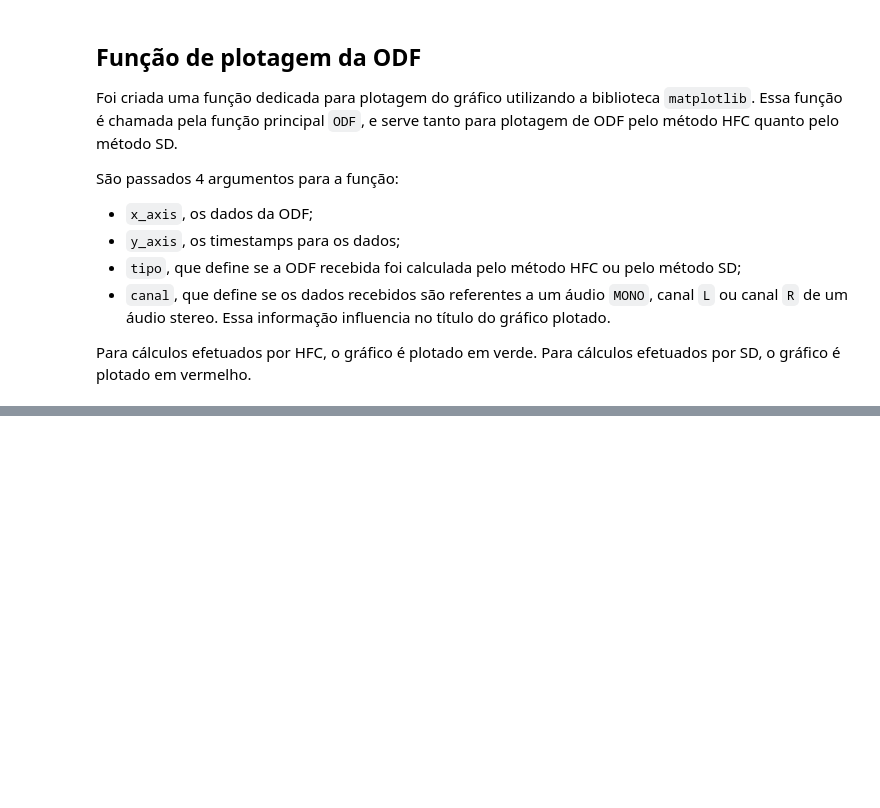
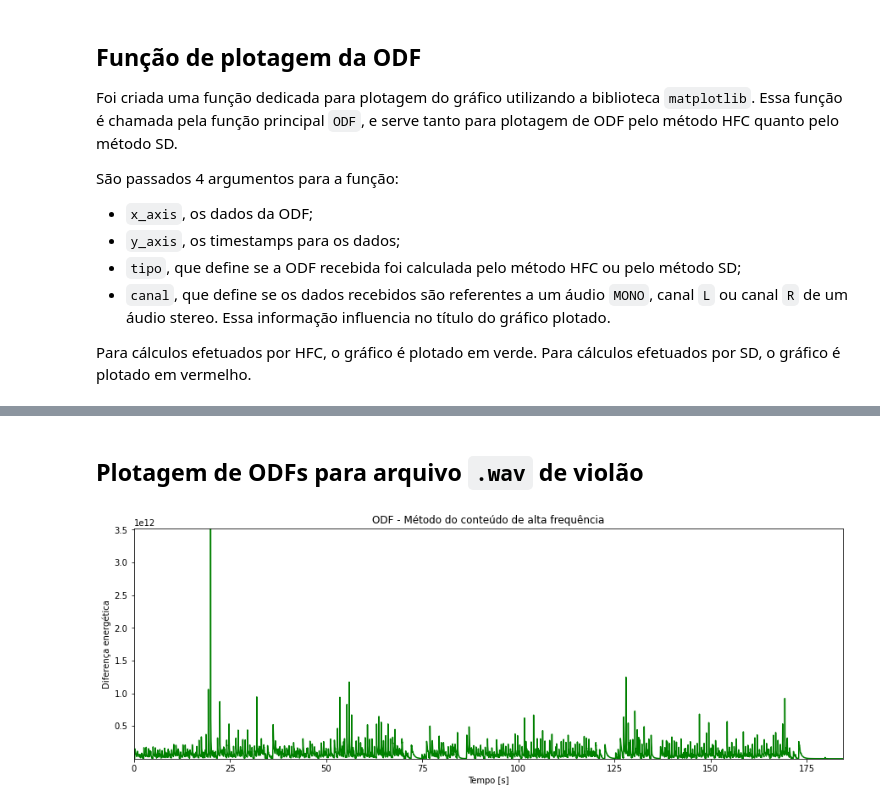
Before and after one commit to Xornotor/Espectrograma-e-Deteccao-de-Onsets, a Jupyter notebook: AC02_Andre_Paiva.ipynb, the cells around one changed output, grey strips where cells are left out. Saved outputs shown, nothing was run; the diff lists cells and outputs as text; code cells hidden in the pictures; blank space fills up the shorter version.

```diff
--- a/AC02_Andre_Paiva.ipynb
+++ b/AC02_Andre_Paiva.ipynb
@@ -230,4 +255,8 @@ ODF(file, 4096, 0.5, 'SD')
+# %% [markdown]
+## Plotagem de ODFs para arquivo `.wav` de violão
 # %%
 file = 'Only Sleeping100bpm(Violao).wav'
-ODF(file, 16384, 0.5, 'HFC')
-ODF(file, 16384, 0.5, 'SD')
+ODF(file, 2048, 0.5, 'HFC')
+ODF(file, 2048, 0.5, 'SD')
+# %% [output]
+[figure, added]
```
Also changed, not shown: parts of 11 cells of this notebook.
